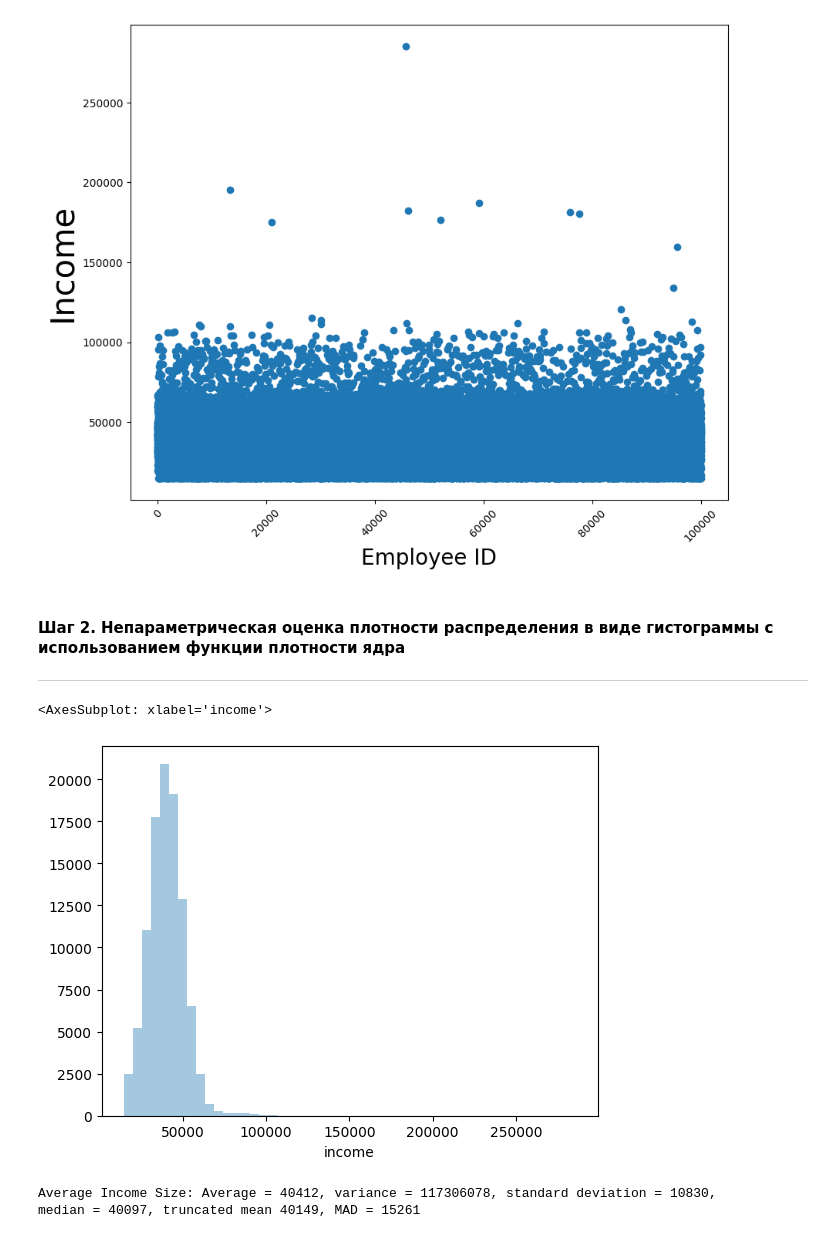
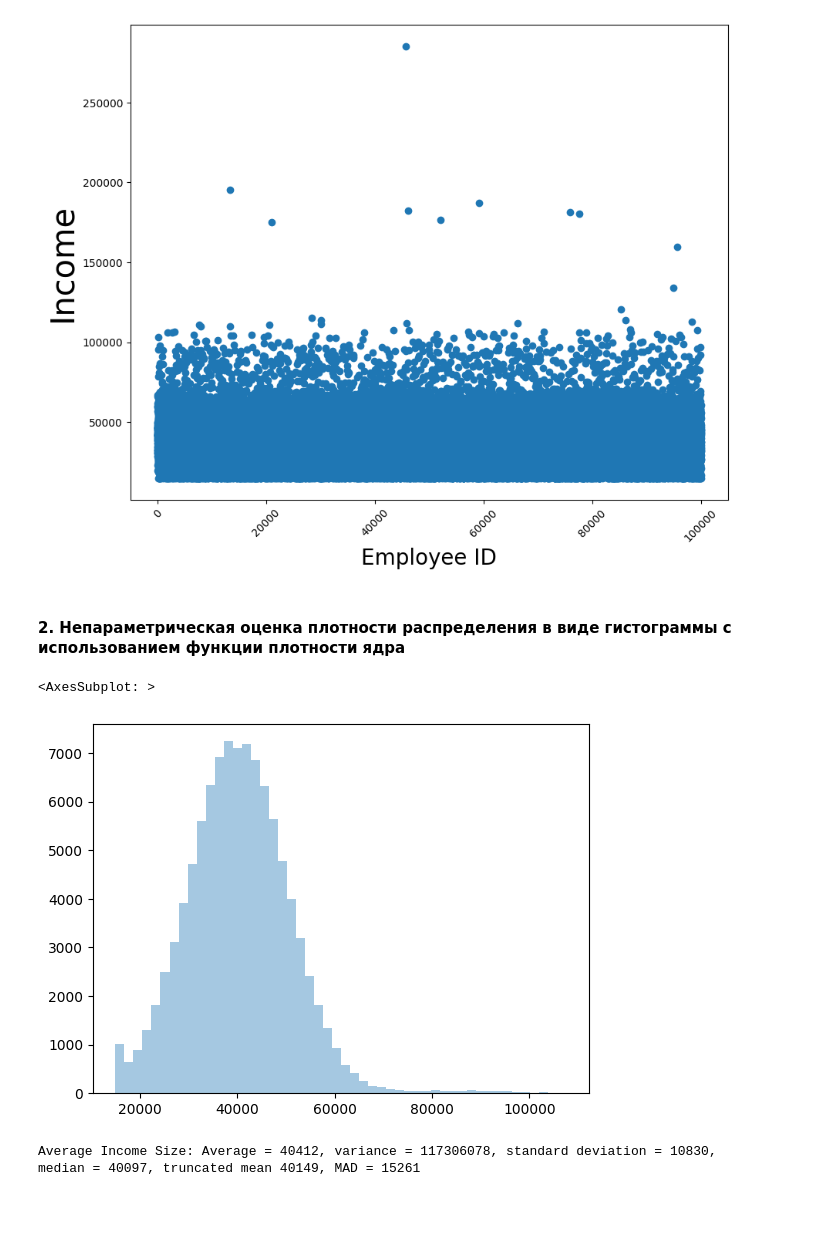
Before and after one commit to AnatolyPershinov/MFML_labs, a Jupyter notebook: lr1/salary/salary.ipynb, the cells around one changed output. Cells and saved outputs as stored; diff of their text form; code cells hidden in the pictures; blank space fills up the shorter version.

```diff
--- a/lr1/salary/salary.ipynb
+++ b/lr1/salary/salary.ipynb
@@ -76,15 +75,27 @@ Text(0, 0.5, 'Income')
 # %% [markdown]
 
 
-#### Шаг 2. Непараметрическая оценка плотности распределения в виде гистограммы с использованием функции плотности ядра
-_______
+#### 2. Непараметрическая оценка плотности распределения в виде гистограммы с использованием функции плотности ядра
+# %%
+def cut_tails(array):
+    array_cut = []
+    q95, q05 = np.percentile(array, [95, 5])
+    interval = q95 - q05
+
+    min_dist = q05 - (1.5 * interval)
+    max_dist = q95 + (1.5 * interval)
+
+    for data in array:
+        if data < max_dist and data > min_dist:
+            array_cut.append(data)
+    return array_cut
 # %%
 import seaborn as sns
 
-sns.distplot(df_empl["income"], kde=False)
+sns.distplot(cut_tails(df_empl["income"]), kde=False)
 # %% [output]
-<AxesSubplot: xlabel='income'>
+<AxesSubplot: >
-[figure, old version]
+[figure, new version]
 # %%
 
 mean = df_empl["income"].mean()
```
Also changed, not shown: parts of 17 cells of this notebook.
